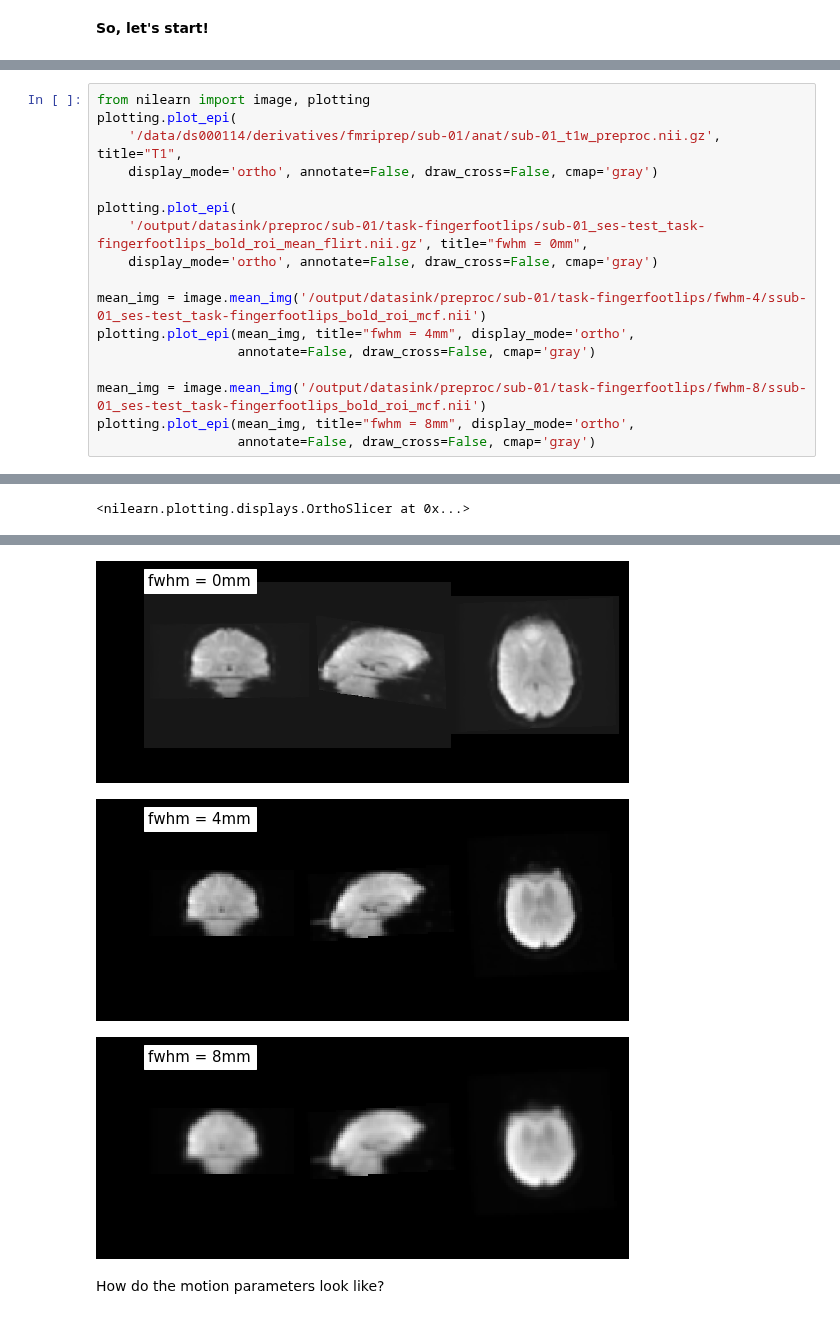
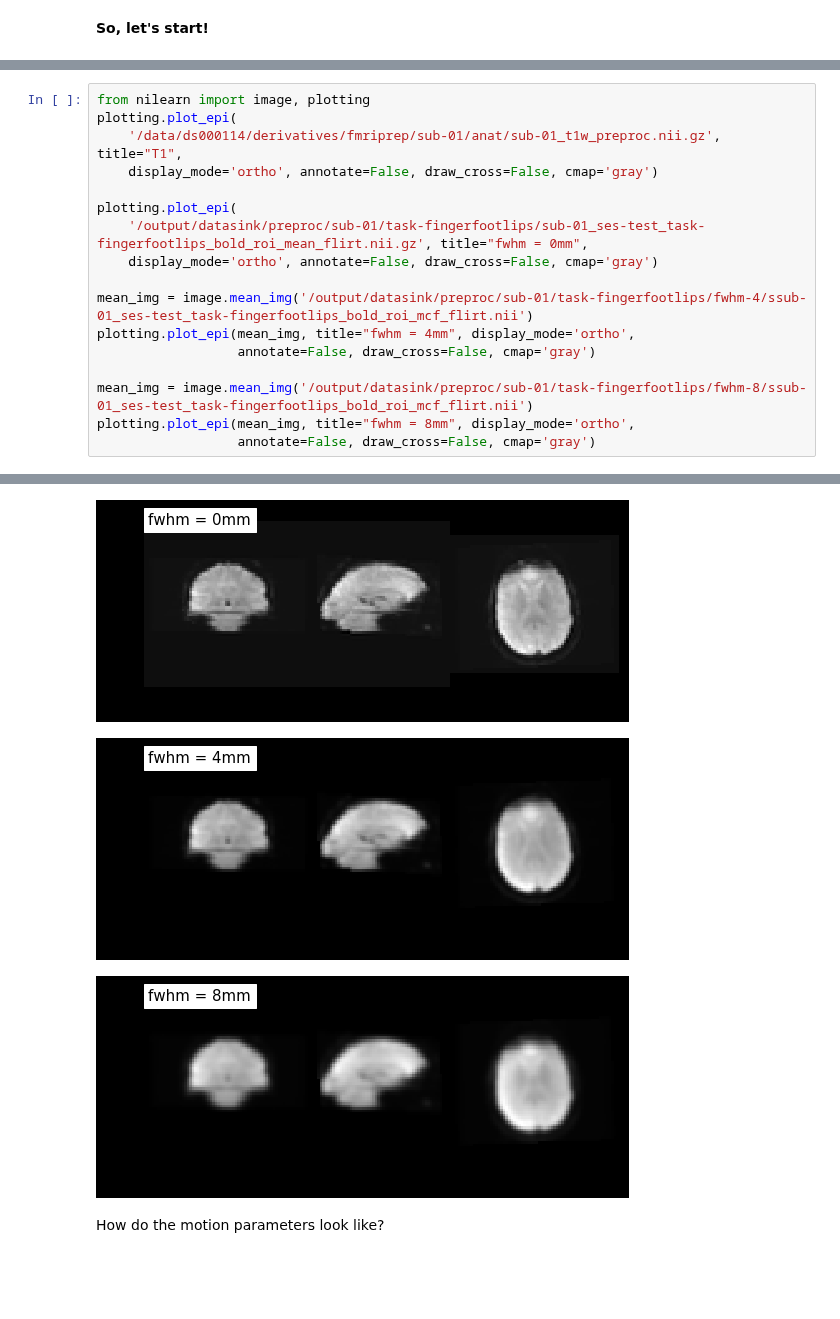
Before and after one commit to miykael/nipype_tutorial, a Jupyter notebook: notebooks/example_preprocessing.ipynb, the cells around one changed output, grey strips where cells are left out. Drawn from its saved outputs; the diff is of its cells as text; blank space fills up the shorter version.

```diff
--- a/notebooks/example_preprocessing.ipynb
+++ b/notebooks/example_preprocessing.ipynb
@@ -255,11 +289,11 @@ plotting.plot_epi(
     '/output/datasink/preproc/sub-01/task-fingerfootlips/sub-01_ses-test_task-fingerfootlips_bold_roi_mean_flirt.nii.gz', title="fwhm = 0mm",
     display_mode='ortho', annotate=False, draw_cross=False, cmap='gray')
 
-mean_img = image.mean_img('/output/datasink/preproc/sub-01/task-fingerfootlips/fwhm-4/ssub-01_ses-test_task-fingerfootlips_bold_roi_mcf.nii')
+mean_img = image.mean_img('/output/datasink/preproc/sub-01/task-fingerfootlips/fwhm-4/ssub-01_ses-test_task-fingerfootlips_bold_roi_mcf_flirt.nii')
 plotting.plot_epi(mean_img, title="fwhm = 4mm", display_mode='ortho',
                   annotate=False, draw_cross=False, cmap='gray')
 
-mean_img = image.mean_img('/output/datasink/preproc/sub-01/task-fingerfootlips/fwhm-8/ssub-01_ses-test_task-fingerfootlips_bold_roi_mcf.nii')
+mean_img = image.mean_img('/output/datasink/preproc/sub-01/task-fingerfootlips/fwhm-8/ssub-01_ses-test_task-fingerfootlips_bold_roi_mcf_flirt.nii')
 plotting.plot_epi(mean_img, title="fwhm = 8mm", display_mode='ortho',
                   annotate=False, draw_cross=False, cmap='gray')
 # %% [output]
@@ -271,8 +301,7 @@ or matplotlib.backends is imported for the first time.
-<nilearn.plotting.displays.OrthoSlicer at 0x...>
 [figure]
-[figure, old version]
+[figure, new version]
-[figure, old version]
+[figure, new version]
-[figure, old version]
+[figure, new version]
 # %% [markdown]
 How do the motion parameters look like?
 # %%
```
Also changed, not shown: parts of 24 cells of this notebook.
